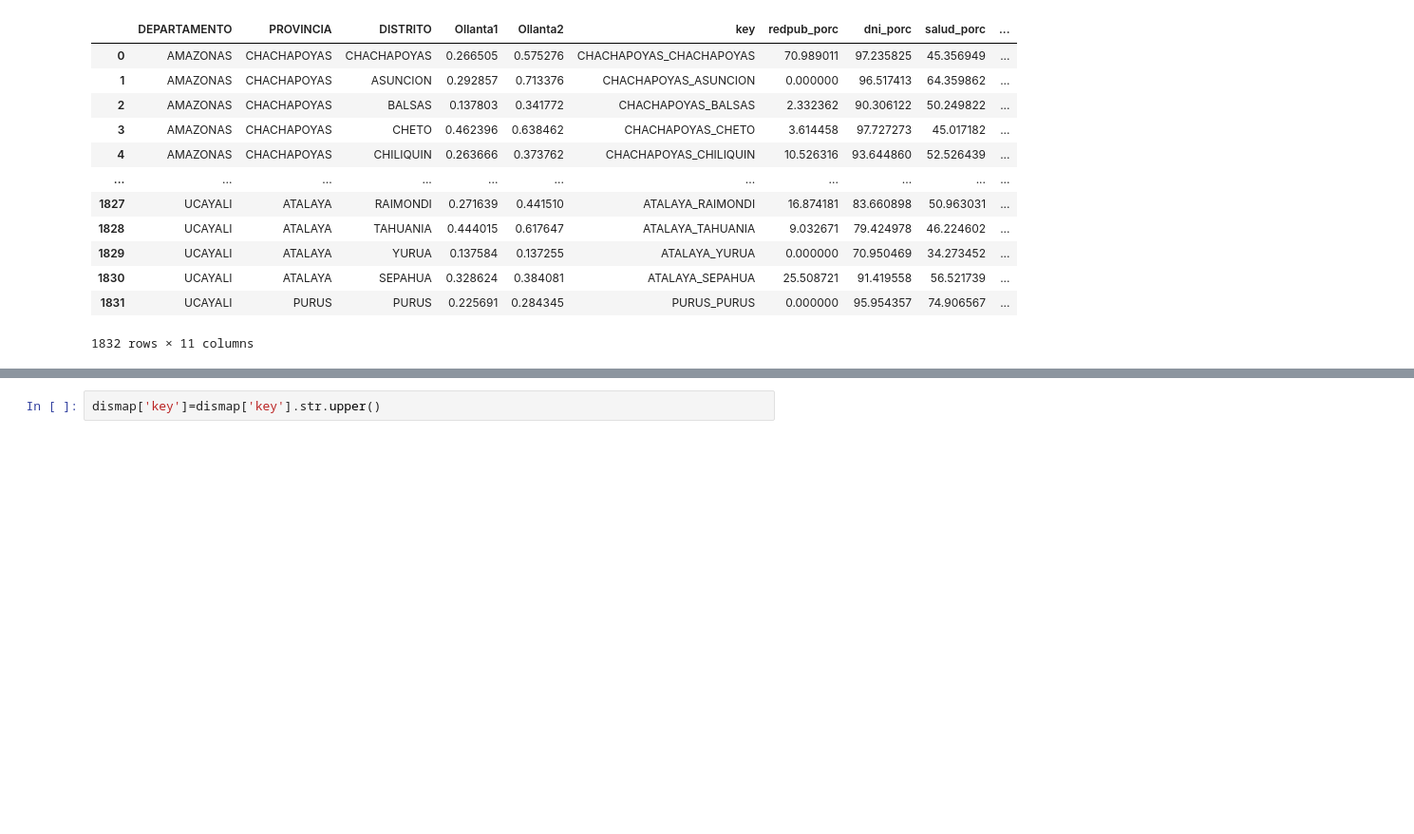
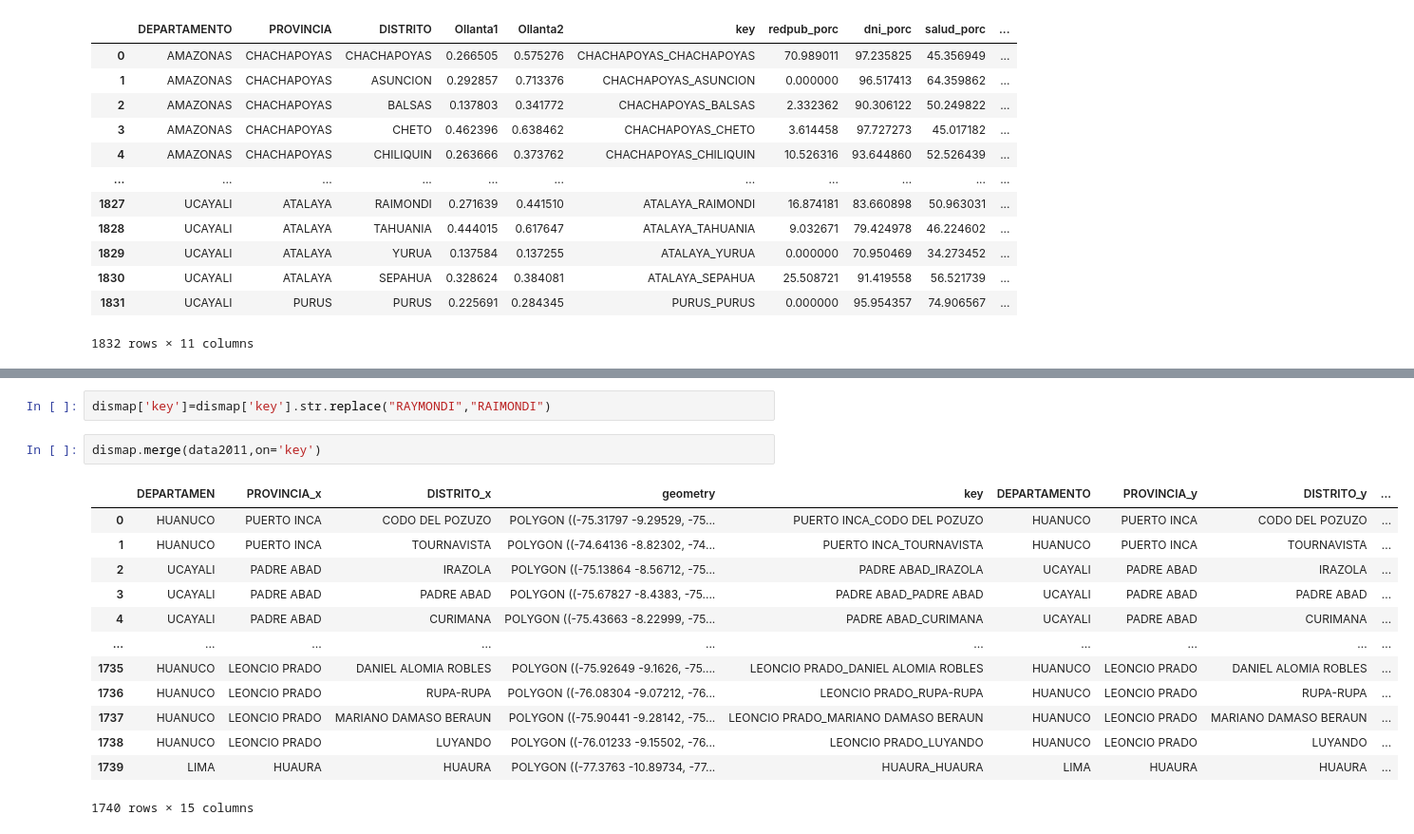
Before and after one commit to CAP-CoyunturasCriticas/BookMaps2011, a Jupyter notebook: preprocessing.ipynb, the cells around one changed output, grey strips where cells are left out. Shown: that part at 95% size. Saved outputs shown, nothing was run; the diff lists cells and outputs as text; blank space fills up the shorter version.

```diff
--- a/preprocessing.ipynb
+++ b/preprocessing.ipynb
@@ -465,2 +462,18 @@ dismap
 # %%
-dismap['key']=dismap['key'].str.upper()
+dismap['key']=dismap['key'].str.replace("RAYMONDI","RAIMONDI")
+# %%
+dismap.merge(data2011,on='key')
+# %% [output]
+|  | DEPARTAMEN | PROVINCIA_x | DISTRITO_x | geometry | key | DEPARTAMENTO | PROVINCIA_y | DISTRITO_y | ... |
+| 0 | HUANUCO | PUERTO INCA | CODO DEL POZUZO | POLYGON ((-75.31797 -9.29529, -75... | PUERTO INCA_CODO DEL POZUZO | HUANUCO | PUERTO INCA | CODO DEL POZUZO | ... |
+| 1 | HUANUCO | PUERTO INCA | TOURNAVISTA | POLYGON ((-74.64136 -8.82302, -74... | PUERTO INCA_TOURNAVISTA | HUANUCO | PUERTO INCA | TOURNAVISTA | ... |
+| 2 | UCAYALI | PADRE ABAD | IRAZOLA | POLYGON ((-75.13864 -8.56712, -75... | PADRE ABAD_IRAZOLA | UCAYALI | PADRE ABAD | IRAZOLA | ... |
+| 3 | UCAYALI | PADRE ABAD | PADRE ABAD | POLYGON ((-75.67827 -8.4383, -75.... | PADRE ABAD_PADRE ABAD | UCAYALI | PADRE ABAD | PADRE ABAD | ... |
+| 4 | UCAYALI | PADRE ABAD | CURIMANA | POLYGON ((-75.43663 -8.22999, -75... | PADRE ABAD_CURIMANA | UCAYALI | PADRE ABAD | CURIMANA | ... |
+| ... | ... | ... | ... | ... | ... | ... | ... | ... | ... |
+| 1735 | HUANUCO | LEONCIO PRADO | DANIEL ALOMIA ROBLES | POLYGON ((-75.92649 -9.1626, -75.... | LEONCIO PRADO_DANIEL ALOMIA ROBLES | HUANUCO | LEONCIO PRADO | DANIEL ALOMIA ROBLES | ... |
+| 1736 | HUANUCO | LEONCIO PRADO | RUPA-RUPA | POLYGON ((-76.08304 -9.07212, -76... | LEONCIO PRADO_RUPA-RUPA | HUANUCO | LEONCIO PRADO | RUPA-RUPA | ... |
+| 1737 | HUANUCO | LEONCIO PRADO | MARIANO DAMASO BERAUN | POLYGON ((-75.90441 -9.28142, -75... | LEONCIO PRADO_MARIANO DAMASO BERAUN | HUANUCO | LEONCIO PRADO | MARIANO DAMASO BERAUN | ... |
+| 1738 | HUANUCO | LEONCIO PRADO | LUYANDO | POLYGON ((-76.01233 -9.15502, -76... | LEONCIO PRADO_LUYANDO | HUANUCO | LEONCIO PRADO | LUYANDO | ... |
+| 1739 | LIMA | HUAURA | HUAURA | POLYGON ((-77.3763 -10.89734, -77... | HUAURA_HUAURA | LIMA | HUAURA | HUAURA | ... |
+1740 rows × 15 columns
```
Also changed, not shown: parts of 16 cells of this notebook, 13 other files.
